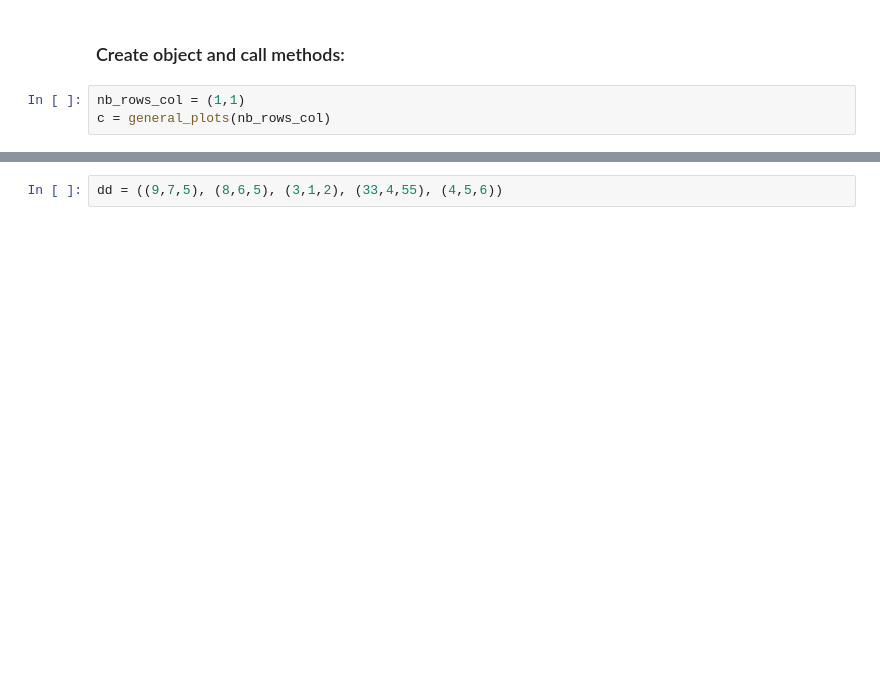
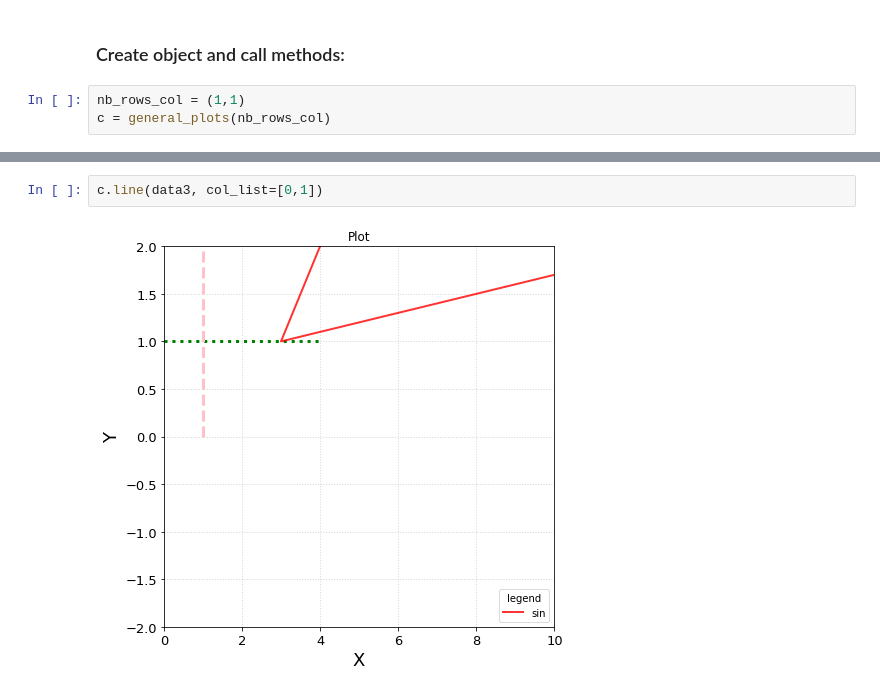
Before and after one commit to kanti92/CodeAstro_project, a Jupyter notebook: first_class.ipynb, the cells around one changed output, grey strips where cells are left out. Cells and saved outputs as stored; diff of their text form; blank space fills up the shorter version.

```diff
--- a/first_class.ipynb
+++ b/first_class.ipynb
@@ -99,2 +101,4 @@ NameError: name 'col_list' is not defined
-# %%
-dd = ((9,7,5), (8,6,5), (3,1,2), (33,4,55), (4,5,6))
+# %%
+c.line(data3, col_list=[0,1])
+# %% [output]
+[figure, added]
```
Also changed, not shown: parts of 2 cells of this notebook.
